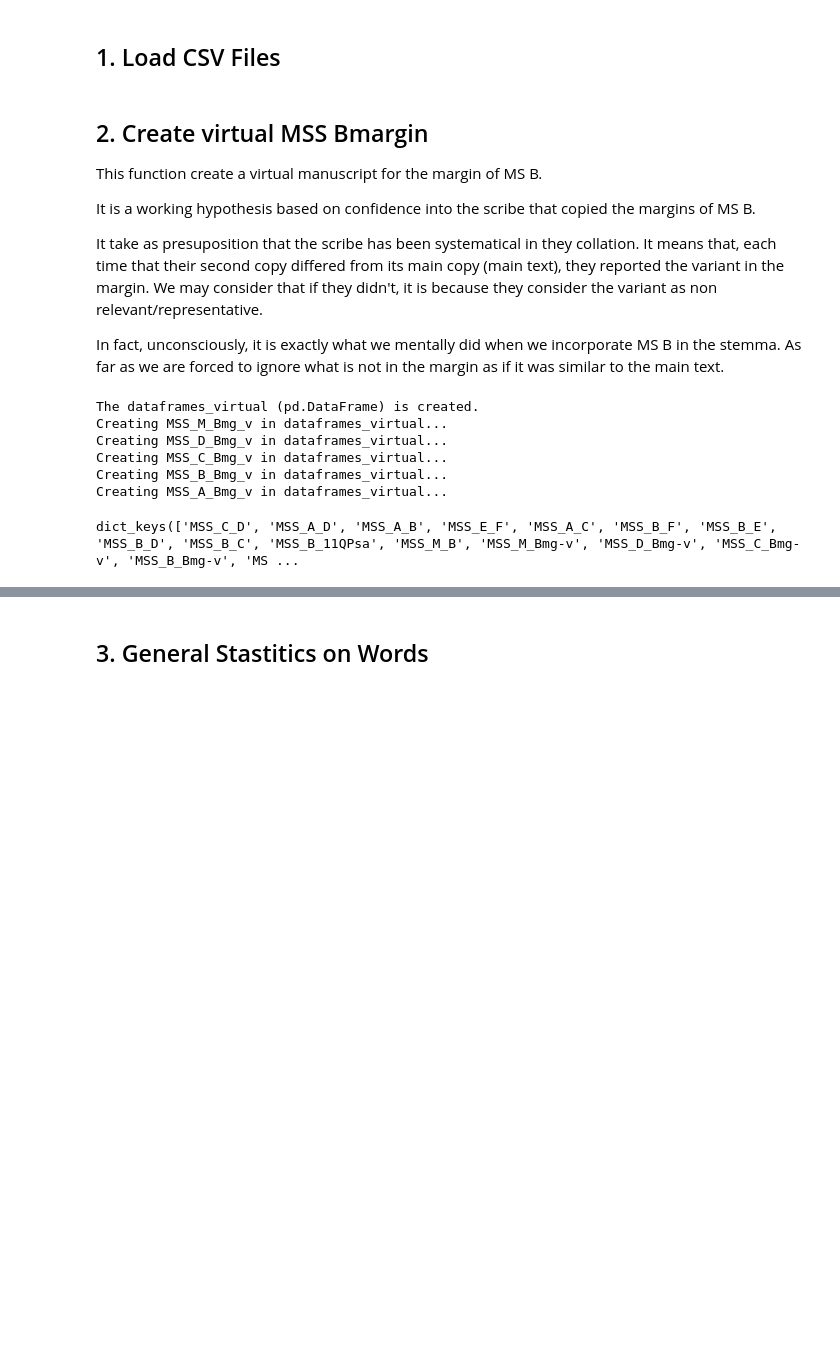
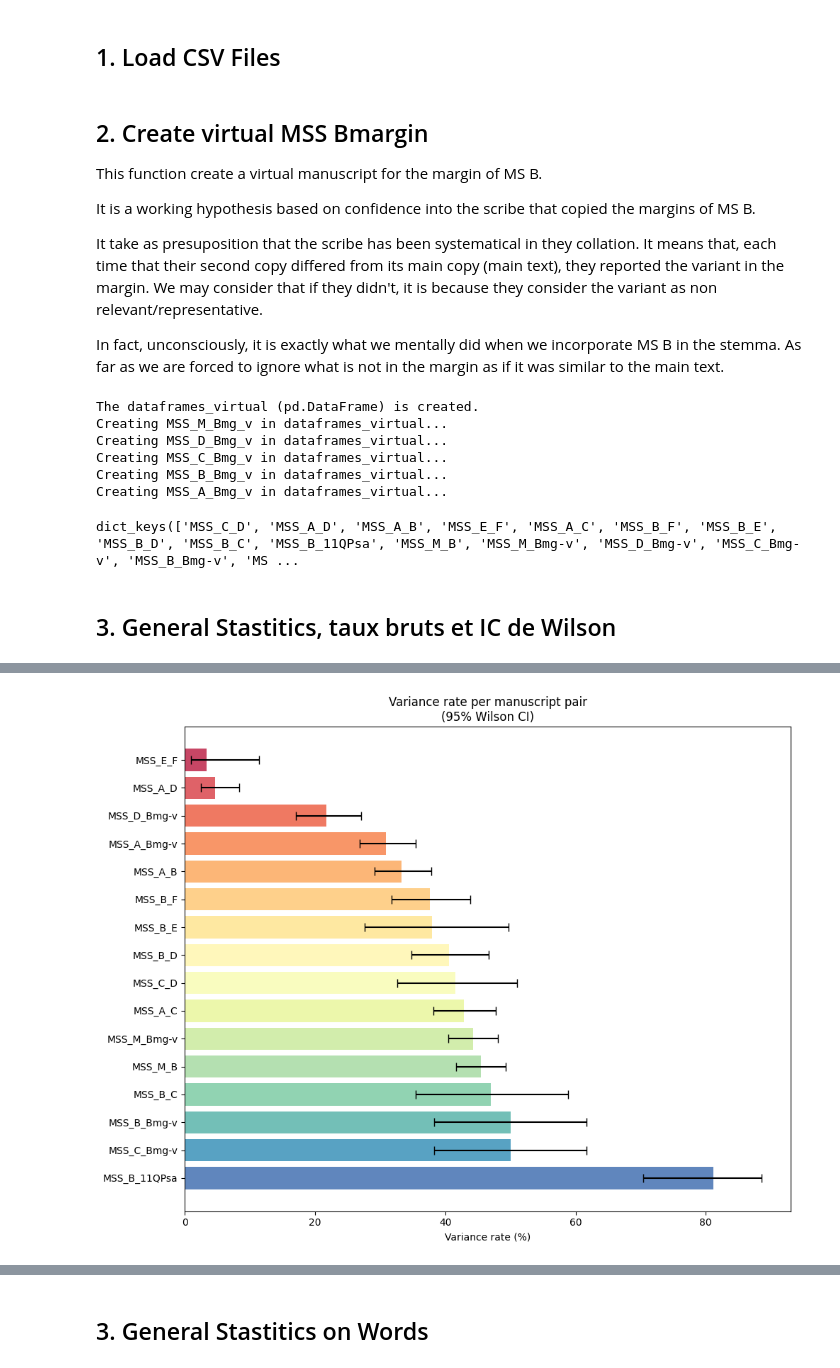
Before and after one commit to metz-theolab/Variant_Analysis_of_Ben_Sira_Hebrew_Manuscripts, a Jupyter notebook: Variant_Analysis.ipynb, the cells around one changed output, grey strips where cells are left out. Saved outputs shown, nothing was run; the diff lists cells and outputs as text; code cells hidden in the pictures; blank space fills up the shorter version.

```diff
--- a/Variant_Analysis.ipynb
+++ b/Variant_Analysis.ipynb
@@ -174,3 +174,67 @@ Creating MSS_C_Bmg_v in dataframes_virtual...
 Creating MSS_B_Bmg_v in dataframes_virtual...
 Creating MSS_A_Bmg_v in dataframes_virtual...
 dict_keys(['MSS_C_D', 'MSS_A_D', 'MSS_A_B', 'MSS_E_F', 'MSS_A_C', 'MSS_B_F', 'MSS_B_E', 'MSS_B_D', 'MSS_B_C', 'MSS_B_11QPsa', 'MSS_M_B', 'MSS_M_Bmg-v', 'MSS_D_Bmg-v', 'MSS_C_Bmg-v', 'MSS_B_Bmg-v', 'MS ...
+# %% [markdown]
+## 3. General Stastitics, taux bruts et IC de Wilson
+# %%
+from scipy.stats import norm
+
+def wilson_ci(k, n, alpha=0.05):
+    if n == 0:
+        return (0, 0)
+    z = norm.ppf(1 - alpha / 2)
+    p = k / n
+    center = (p + z**2 / (2*n)) / (1 + z**2 / n)
+    margin = z / (1 + z**2 / n) * np.sqrt(p*(1-p)/n + z**2/(4*n**2))
+    return round((center - margin)*100, 1), round((center + margin)*100, 1)
+
+
+# ── 1. Taux bruts + IC Wilson ─────────────────────────────────────────────────
+def compute_raw_stats(dataframes):
+    rows = {}
+    for filename, df in dataframes.items():
+        ms_cols = [col for col in df.columns if "MS_" in col and "_mg" not in col]
+        df_clean   = df[df['Categories'].notna() & (df['Categories'].str.strip() != 'Unclassifiable')]
+        n_same     = df_clean[df_clean['Categories'].str.strip() == 'Same'].shape[0]
+        n_variants = df_clean[df_clean['Categories'].str.strip() != 'Same'].shape[0]
+        n          = n_variants + n_same
+        lo, hi     = wilson_ci(n_variants, n)
+
+        rows[filename] = {
+            "words_ms_1":        df[ms_cols[0]].notna().sum(),
+            "words_ms_2":        df[ms_cols[1]].notna().sum(),
+            "words_aligned":     df[df[ms_cols[0]].notna() & df[ms_cols[1]].notna()].shape[0],
+            "words_not_aligned": df[(df[ms_cols[1]].notna() & df[ms_cols[0]].isna()) |
+                                    (df[ms_cols[0]].notna() & df[ms_cols[1]].isna())].shape[0],
+            **{cat: count for cat, count in df.groupby('Categories').size().items()},
+            "n_variants":  n_variants,
+            "rate (%)":    round(n_variants * 100 / n, 1) if n > 0 else 0,
+            "IC_low (%)":  lo,
+            "IC_high (%)": hi,
+        }
+
+    df_raw = pd.DataFrame.from_dict(rows).T.fillna("")
+
+    display(df_raw)
+
+    # Plot : barres colorées + IC Wilson
+    df_plot = df_raw[["rate (%)", "IC_low (%)", "IC_high (%)"]].apply(pd.to_numeric, errors='coerce').dropna()
+    df_plot = df_plot.sort_values("rate (%)", ascending=False)
+    yerr_low  = df_plot["rate (%)"] - df_plot["IC_low (%)"]
+    yerr_high = df_plot["IC_high (%)"] - df_plot["rate (%)"]
+    colors = sns.color_palette("Spectral_r", n_colors=len(df_plot))
+    fig, ax = plt.subplots(figsize=(10, 8))
+    ax.barh(range(len(df_plot)), df_plot["rate (%)"],
+            xerr=[yerr_low, yerr_high],
+            capsize=4, color=colors, alpha=0.85, ecolor="black")
+    ax.set_yticks(range(len(df_plot)))
+    ax.set_yticklabels(df_plot.index)
+    ax.set_xlabel("Variance rate (%)")
+    ax.set_title("Variance rate per manuscript pair\n(95% Wilson CI)")
+    plt.tight_layout()
+    plt.show()
+
+    return df_raw
+
+df_raw = compute_raw_stats(dataframes_virtual)
+# %% [output]
@@ -176,0 +258 @@ dict_keys(['MSS_C_D', 'MSS_A_D', 'MSS_A_B', 'MSS_E_F', 'MSS_A_C', 'MSS_B_F', 'MS
+[figure, added]
```
Also changed, not shown: parts of 20 cells of this notebook.
